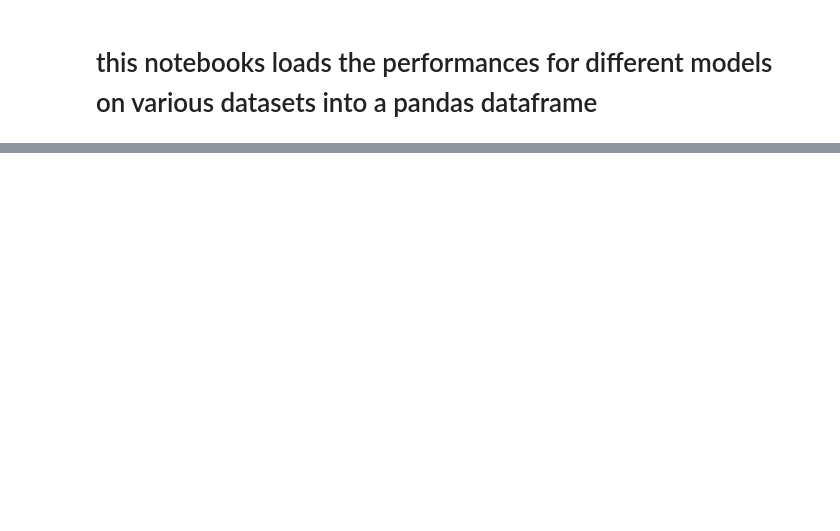
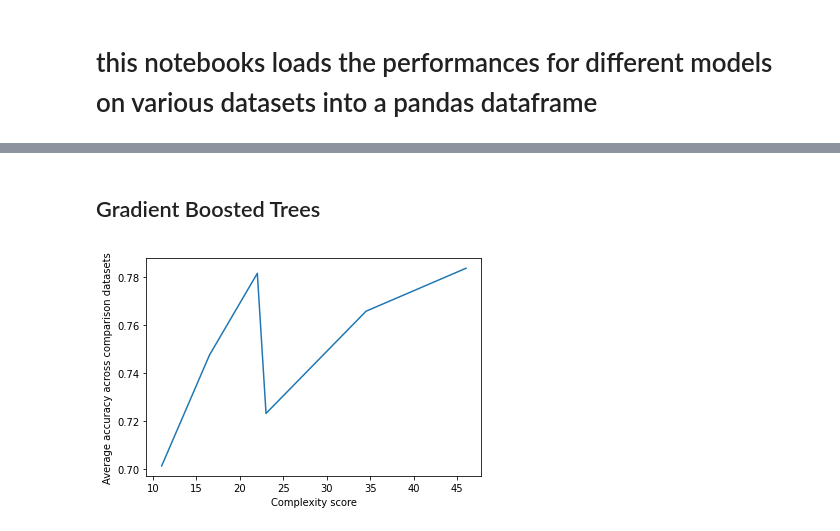
Before and after one commit to csinva/imodels, a Jupyter notebook: notebooks/imodels_comparisons.ipynb, the cells around one changed output, grey strips where cells are left out. Cells and saved outputs as stored; diff of their text form; code cells hidden in the pictures; blank space fills up the shorter version.

```diff
--- a/notebooks/imodels_comparisons.ipynb
+++ b/notebooks/imodels_comparisons.ipynb
@@ -24,0 +86,11 @@ df[df.index.str.contains('Acc')]
+# %% [markdown]
+## Gradient Boosted Trees
+# %%
+ESTIMATORS = [
+    ('GradientBoostingClassifier (sklearn)', GradientBoostingClassifier(n_estimators=n, max_depth=d))
+    for n, d in itertools.product([2, 3, 4], [2, 3])
+]
+result_gb = run_comparison(COMPARISON_DATASETS, METRICS, ESTIMATORS, write=False, average=True, verbose=False)
+viz_model(result_gb)
+# %% [output]
+[figure, added]
```
Also changed, not shown: parts of 23 cells of this notebook, 14 other files.
